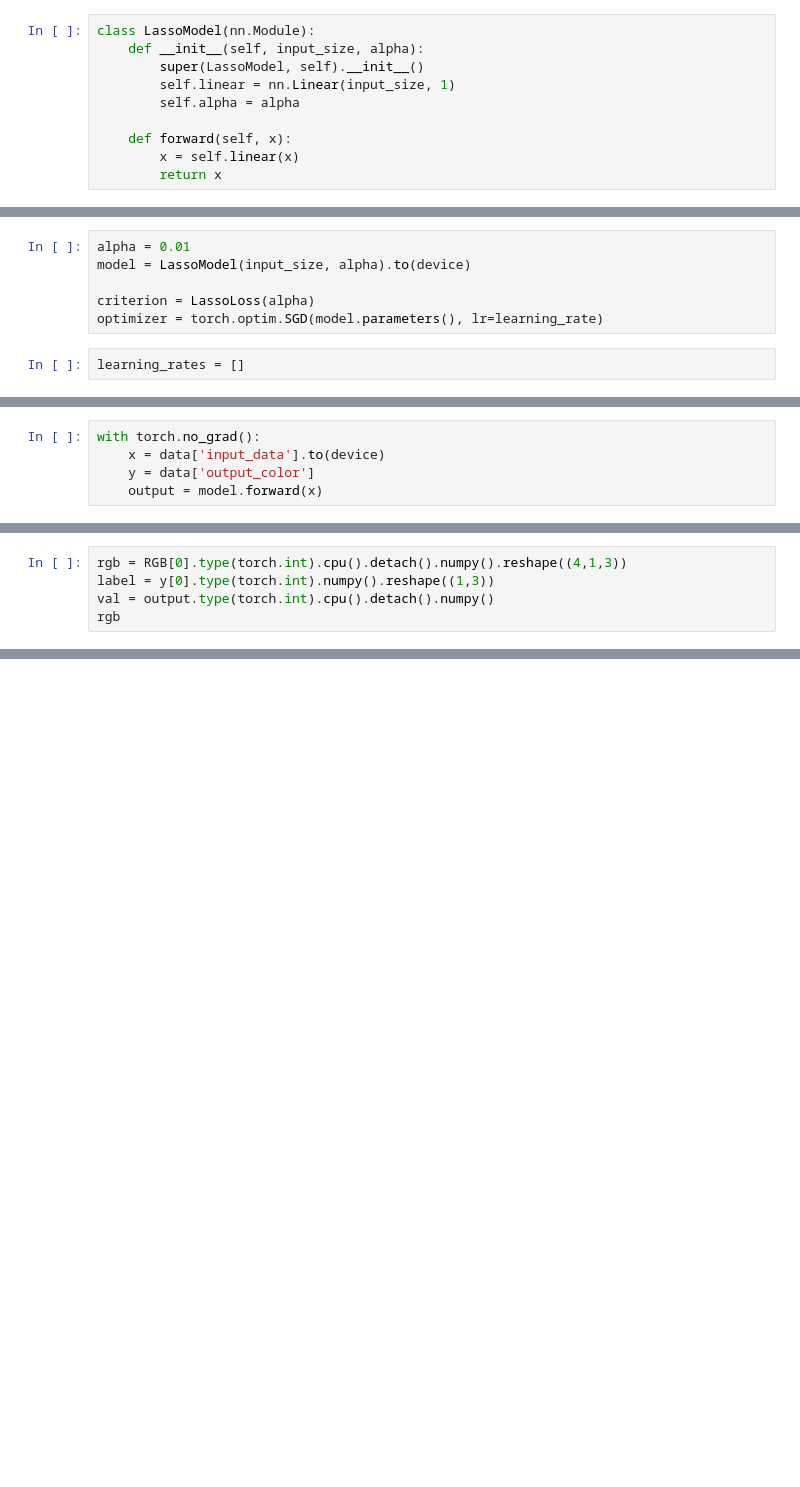
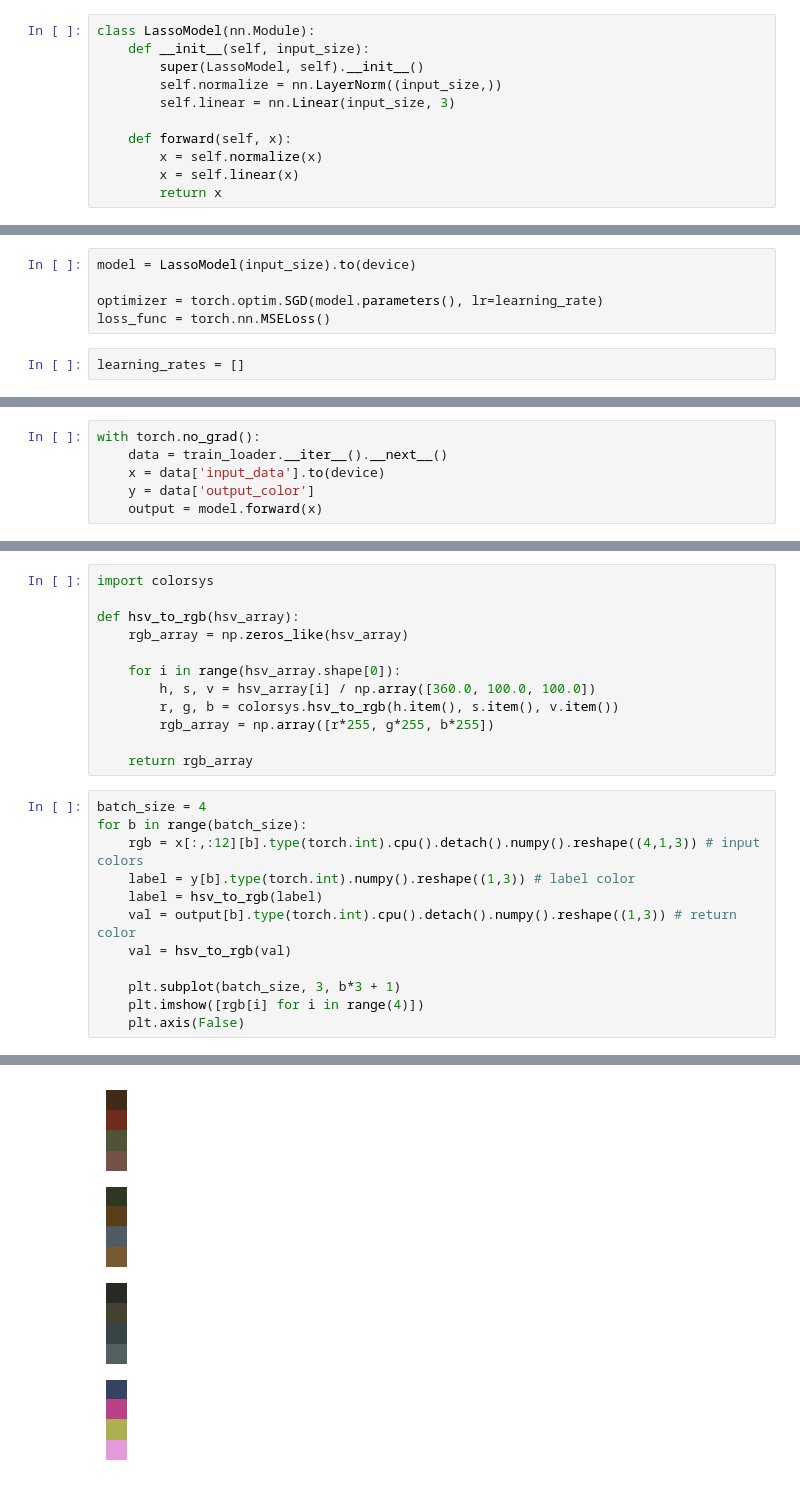
Before and after one commit to sehyeon518/Torch-Color-Recommendation, a Jupyter notebook: data_processing/ColorSuggestion/model.ipynb, the cells around one changed output, grey strips where cells are left out. Drawn from its saved outputs; the diff is of its cells as text; blank space fills up the shorter version.

```diff
--- a/data_processing/ColorSuggestion/model.ipynb
+++ b/data_processing/ColorSuggestion/model.ipynb
@@ -45,11 +48,12 @@ tensor([[137.1430,  22.8260,  36.0780]])
 # %%
 class LassoModel(nn.Module):
-    def __init__(self, input_size, alpha):
+    def __init__(self, input_size):
         super(LassoModel, self).__init__()
-        self.linear = nn.Linear(input_size, 1)
-        self.alpha = alpha
+        self.normalize = nn.LayerNorm((input_size,))
+        self.linear = nn.Linear(input_size, 3)
 
     def forward(self, x):
+        x = self.normalize(x)
         x = self.linear(x)
         return x
 # %%
@@ -70,11 +69,10 @@ class LassoLoss(nn.Module):
 epochs = 100
 learning_rate = 0.0002
 # %%
-alpha = 0.01
-model = LassoModel(input_size, alpha).to(device)
+model = LassoModel(input_size).to(device)
 
-criterion = LassoLoss(alpha)
 optimizer = torch.optim.SGD(model.parameters(), lr=learning_rate)
+loss_func = torch.nn.MSELoss()
 # %%
 learning_rates = []
 # %%
@@ -132,5 +150,6 @@ plt.show()
 # %%
 with torch.no_grad():
+    data = train_loader.__iter__().__next__()
     x = data['input_data'].to(device)
     y = data['output_color']
     output = model.forward(x)
@@ -146,6 +188,25 @@ tensor([136.9935,  44.5627,  64.0430], device='cuda:0')
+# %%
+import colorsys
+
+def hsv_to_rgb(hsv_array):
+    rgb_array = np.zeros_like(hsv_array)
+
+    for i in range(hsv_array.shape[0]):
+        h, s, v = hsv_array[i] / np.array([360.0, 100.0, 100.0])
+        r, g, b = colorsys.hsv_to_rgb(h.item(), s.item(), v.item())
+        rgb_array = np.array([r*255, g*255, b*255])
+
+    return rgb_array
 # %%
-rgb = RGB[0].type(torch.int).cpu().detach().numpy().reshape((4,1,3))
-label = y[0].type(torch.int).numpy().reshape((1,3))
-val = output.type(torch.int).cpu().detach().numpy()
-rgb
+batch_size = 4
+for b in range(batch_size):
+    rgb = x[:,:12][b].type(torch.int).cpu().detach().numpy().reshape((4,1,3)) # input colors
+    label = y[b].type(torch.int).numpy().reshape((1,3)) # label color
+    label = hsv_to_rgb(label)
+    val = output[b].type(torch.int).cpu().detach().numpy().reshape((1,3)) # return color
+    val = hsv_to_rgb(val)
+
+    plt.subplot(batch_size, 3, b*3 + 1)
+    plt.imshow([rgb[i] for i in range(4)])
+    plt.axis(False)
 # %% [output]
@@ -158,0 +213 @@ array([[[ 56,  53,  48]],
+[figure, added]
```
Also changed, not shown: parts of 14 cells of this notebook.
